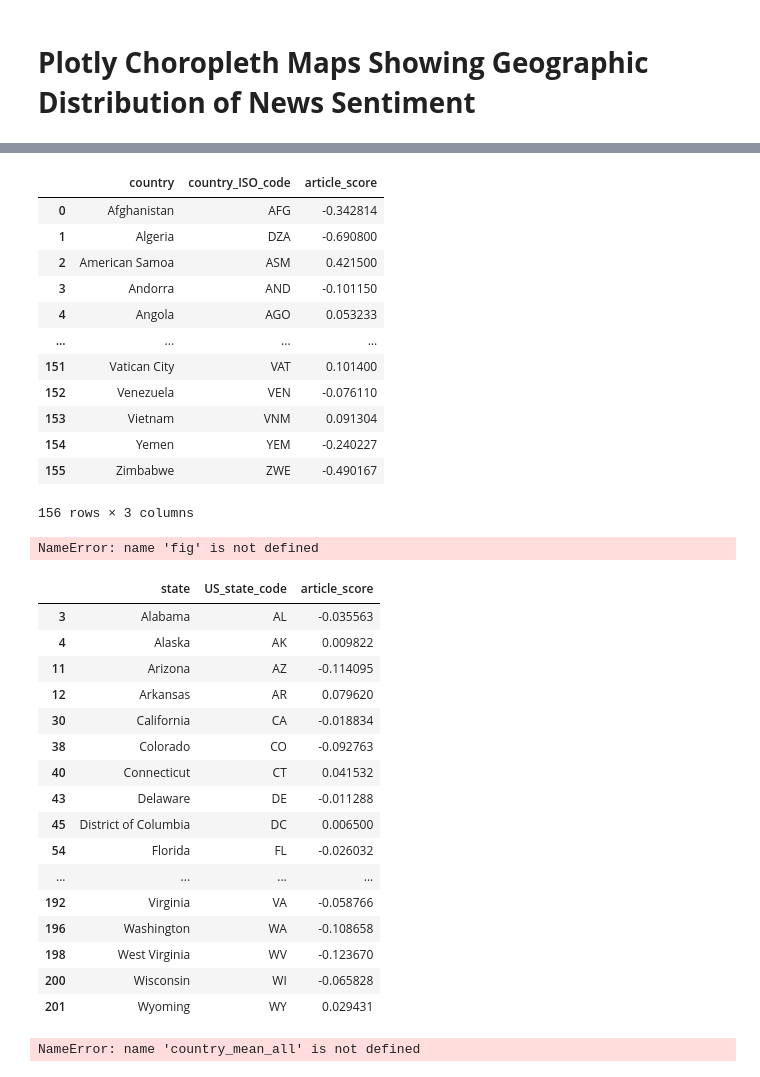
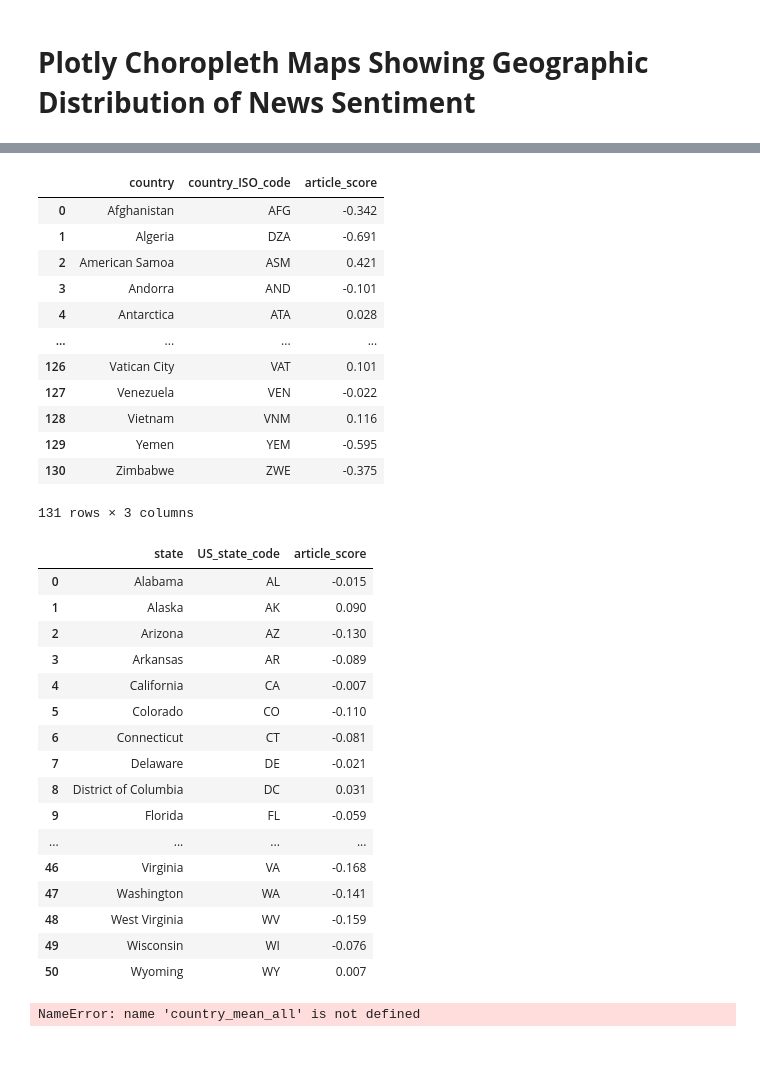
Before and after one commit to iCode13/News-Sentiment-Analysis-App, a Jupyter notebook: news_app/geo_choropleth4_plotly.ipynb, the cells around one changed output, grey strips where cells are left out. Saved outputs shown, nothing was run; the diff lists cells and outputs as text; code cells hidden in the pictures.

Commit message:
updated images and files

```diff
--- a/news_app/geo_choropleth4_plotly.ipynb
+++ b/news_app/geo_choropleth4_plotly.ipynb
@@ -6,7 +6,7 @@ import pandas as pd
 import plotly_express as px
 import plotly.graph_objects as go
 
-path = "static/data/geolocations_with_sentiment_scores.csv"
+path = "static/data/choropleth_locations4_sentiment.csv"
 df = pd.read_csv(path)
 df
 # %% [output]
@@ -26,22 +26,24 @@ df
 # %%
-# Get mean scores by country in 2015
+# Get mean scores by country, 2015-2017
 df_country = df[['country', 'country_ISO_code', 'article_score']]
 grouped_by_country = df_country.groupby(['country', 'country_ISO_code'],  as_index=False)['article_score'].mean()
 df_country_final = pd.DataFrame({'country':grouped_by_country.country, 'country_ISO_code':grouped_by_country.country_ISO_code, 'article_score':grouped_by_country.article_score})
 
+for i in range(len(df_country_final)):
+    df_country_final['article_score'][i] = "{:.3f}".format(df_country_final['article_score'][i])
 df_country_final
 # %% [output]
 |  | country | country_ISO_code | article_score |
-| 0 | Afghanistan | AFG | -0.342814 |
-| 1 | Algeria | DZA | -0.690800 |
-| 2 | American Samoa | ASM | 0.421500 |
-| 3 | Andorra | AND | -0.101150 |
-| 4 | Angola | AGO | 0.053233 |
+| 0 | Afghanistan | AFG | -0.342 |
+| 1 | Algeria | DZA | -0.691 |
+| 2 | American Samoa | ASM | 0.421 |
+| 3 | Andorra | AND | -0.101 |
+| 4 | Antarctica | ATA | 0.028 |
 | ... | ... | ... | ... |
-| 151 | Vatican City | VAT | 0.101400 |
-| 152 | Venezuela | VEN | -0.076110 |
-| 153 | Vietnam | VNM | 0.091304 |
-| 154 | Yemen | YEM | -0.240227 |
-| 155 | Zimbabwe | ZWE | -0.490167 |
+| 126 | Vatican City | VAT | 0.101 |
+| 127 | Venezuela | VEN | -0.022 |
+| 128 | Vietnam | VNM | 0.116 |
+| 129 | Yemen | YEM | -0.595 |
+| 130 | Zimbabwe | ZWE | -0.375 |
-156 rows × 3 columns
+131 rows × 3 columns
 # %%
@@ -80,33 +84,32 @@ fig_global_all.show()
-# %%
-# Export "Global News Sentiment Choropleth Map as image
-fig.write_image("static/img/fig_global_all.png")
-# %% [output]
-NameError: name 'fig' is not defined
 # %%
-# Get mean scores by state in 2015
+# Get mean scores by state (2015-2017)
 df_state = df[['state', 'US_state_code', 'article_score']]
 grouped_by_state = df_state.groupby(['state', 'US_state_code'], as_index=False)['article_score'].mean()
 df_state_final = pd.DataFrame({'state':grouped_by_state.state, 'US_state_code':grouped_by_state.US_state_code, 'article_score':grouped_by_state.article_score})
 df_state_final = df_state_final.loc[df_state_final['US_state_code'] != " "]
+
+df_state_final.reset_index(drop=True, inplace=True)
+for i in range(len(df_state_final)):
+    df_state_final['article_score'][i] = "{:.3f}".format(df_state_final['article_score'][i])
 df_state_final
 # %% [output]
 |  | state | US_state_code | article_score |
-| 3 | Alabama | AL | -0.035563 |
-| 4 | Alaska | AK | 0.009822 |
-| 11 | Arizona | AZ | -0.114095 |
-| 12 | Arkansas | AR | 0.079620 |
-| 30 | California | CA | -0.018834 |
-| 38 | Colorado | CO | -0.092763 |
-| 40 | Connecticut | CT | 0.041532 |
-| 43 | Delaware | DE | -0.011288 |
-| 45 | District of Columbia | DC | 0.006500 |
-| 54 | Florida | FL | -0.026032 |
+| 0 | Alabama | AL | -0.015 |
+| 1 | Alaska | AK | 0.090 |
+| 2 | Arizona | AZ | -0.130 |
+| 3 | Arkansas | AR | -0.089 |
+| 4 | California | CA | -0.007 |
+| 5 | Colorado | CO | -0.110 |
+| 6 | Connecticut | CT | -0.081 |
+| 7 | Delaware | DE | -0.021 |
+| 8 | District of Columbia | DC | 0.031 |
+| 9 | Florida | FL | -0.059 |
 | ... | ... | ... | ... |
-| 192 | Virginia | VA | -0.058766 |
-| 196 | Washington | WA | -0.108658 |
-| 198 | West Virginia | WV | -0.123670 |
-| 200 | Wisconsin | WI | -0.065828 |
-| 201 | Wyoming | WY | 0.029431 |
+| 46 | Virginia | VA | -0.168 |
+| 47 | Washington | WA | -0.141 |
+| 48 | West Virginia | WV | -0.159 |
+| 49 | Wisconsin | WI | -0.076 |
+| 50 | Wyoming | WY | 0.007 |
 # %%
 # # Create list of US states
 # state_list = []
```
Also changed, not shown: parts of 3 cells of this notebook, 4 other files.
